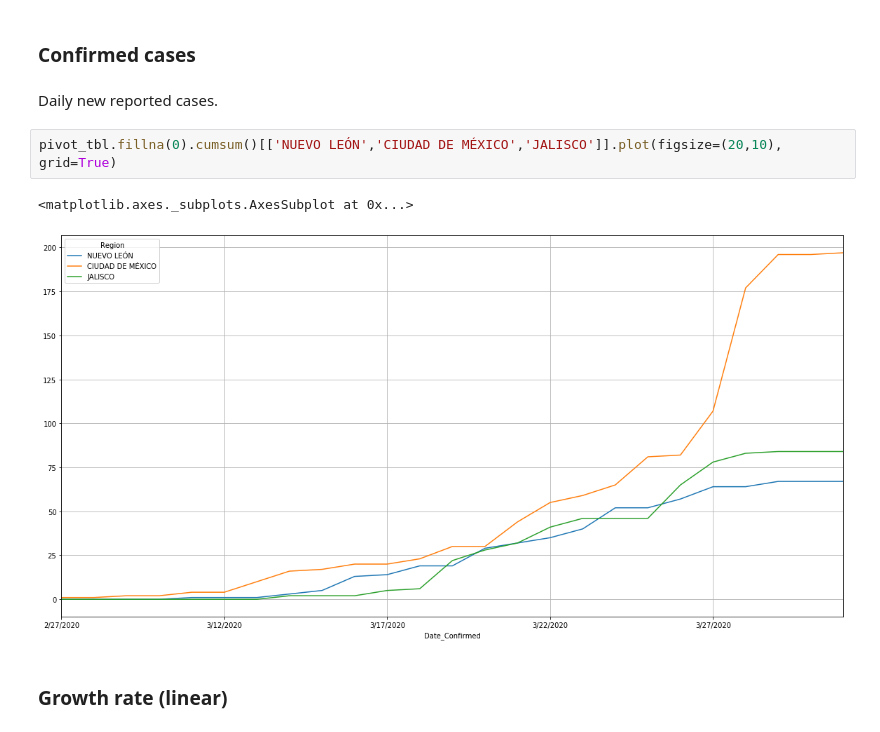
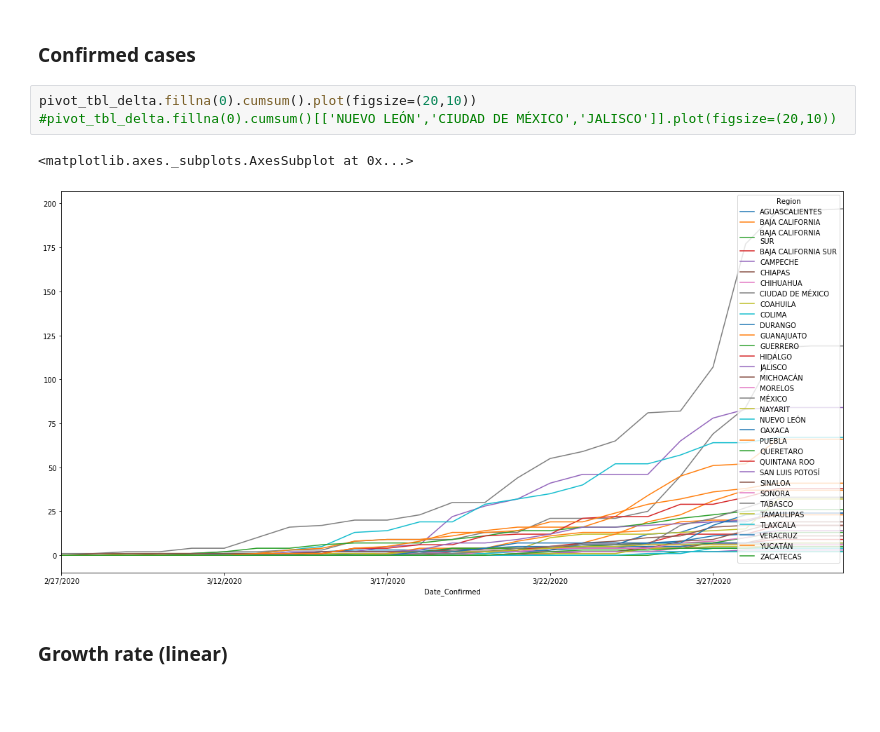
Before and after one commit to marianarf/covid19_mexico_analysis, a Jupyter notebook: mexico_growth_rates_covid.ipynb, the cells around one changed output. Drawn from its saved outputs; the diff is of its cells as text; blank space fills up the shorter version.

Commit message:
Add new daily data reports

```diff
--- a/mexico_growth_rates_covid.ipynb
+++ b/mexico_growth_rates_covid.ipynb
@@ -97,13 +86,12 @@ import math
 import matplotlib.pyplot as plt
 # %% [markdown]
 ### Confirmed cases
-# %% [markdown]
-Daily new reported cases.
 # %%
-pivot_tbl.fillna(0).cumsum()[['NUEVO LEÓN','CIUDAD DE MÉXICO','JALISCO']].plot(figsize=(20,10), grid=True)
+pivot_tbl_delta.fillna(0).cumsum().plot(figsize=(20,10))
+#pivot_tbl_delta.fillna(0).cumsum()[['NUEVO LEÓN','CIUDAD DE MÉXICO','JALISCO']].plot(figsize=(20,10))
 # %% [output]
 <matplotlib.axes._subplots.AxesSubplot at 0x...>
-[figure, old version]
+[figure, new version]
 # %% [markdown]
 ### Growth rate (linear)
 # %% [markdown]
```
Also changed, not shown: parts of 3 cells of this notebook, 50 other files.
